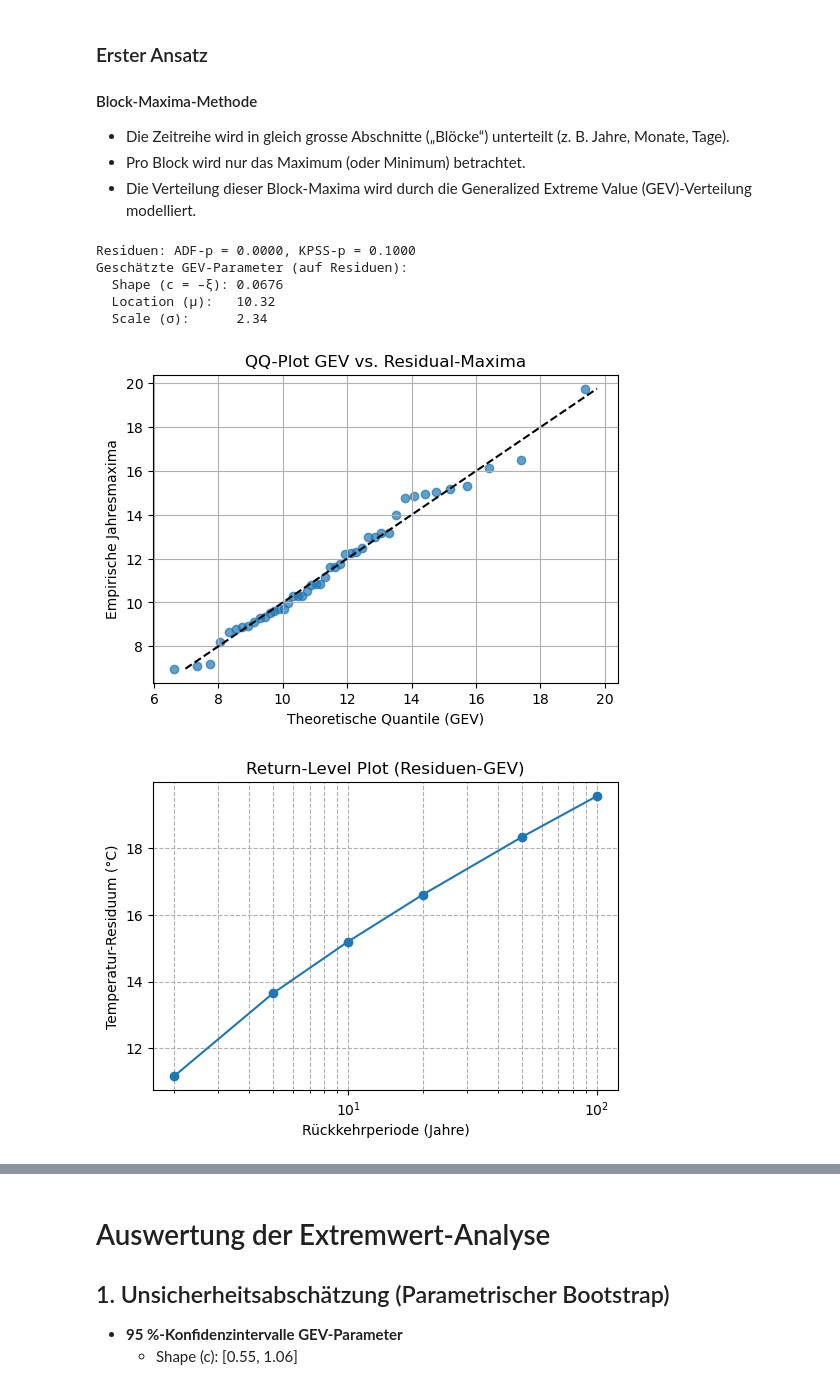
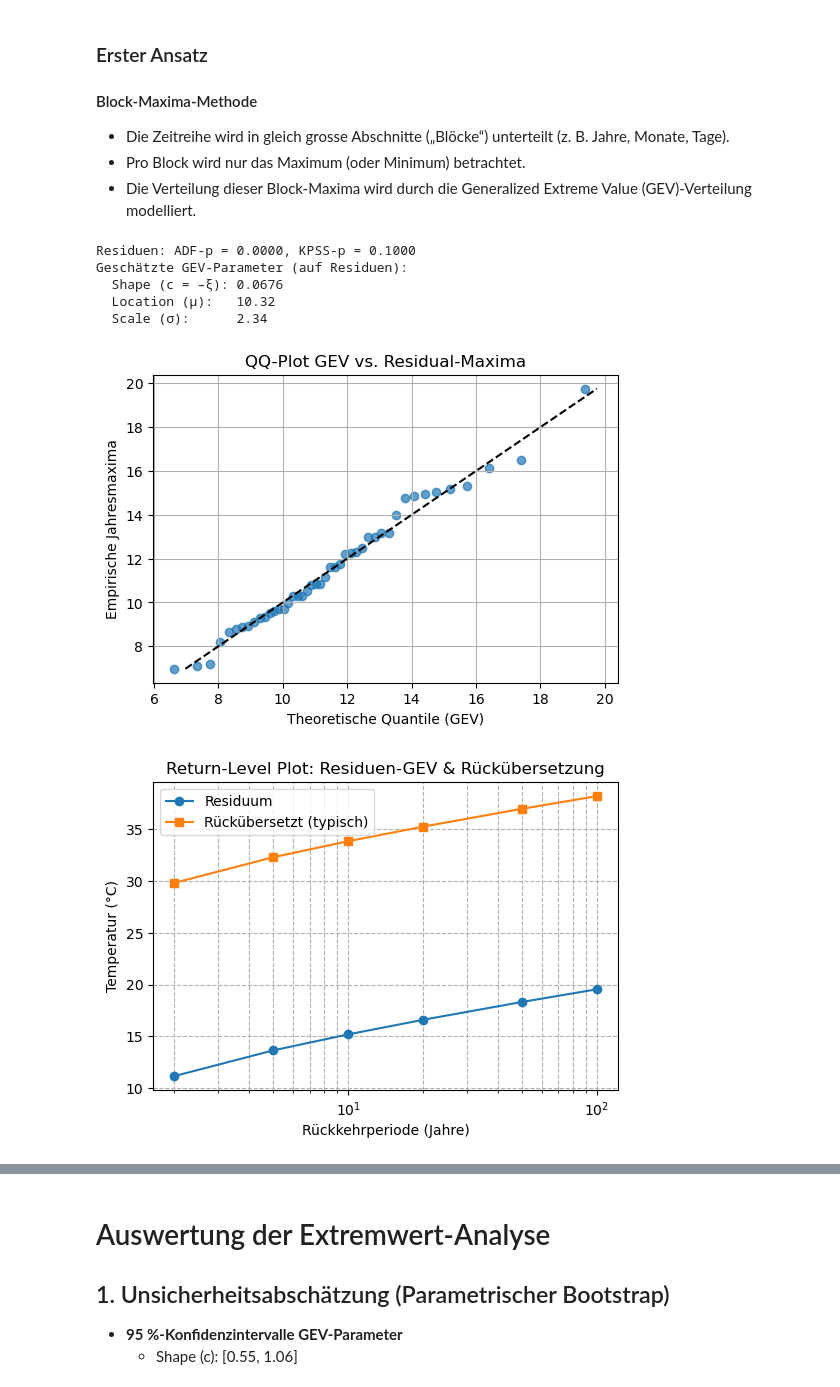
Before and after one commit to gurkewasser/spz_mc, a Jupyter notebook: main_spz.ipynb, the cells around one changed output, grey strips where cells are left out. Drawn from its saved outputs; the diff is of its cells as text; code cells hidden in the pictures.

```diff
--- a/main_spz.ipynb
+++ b/main_spz.ipynb
@@ -735,40 +735,49 @@ theo_q = gev.ppf(prob, c, loc=loc, scale=scale)
 
 plt.figure(figsize=(6,4))
 plt.scatter(theo_q, emp_q, alpha=0.7)
 plt.plot([emp_q.min(), emp_q.max()],
          [emp_q.min(), emp_q.max()], 'k--')
 plt.xlabel('Theoretische Quantile (GEV)')
 plt.ylabel('Empirische Jahresmaxima')
 plt.title('QQ-Plot GEV vs. Residual-Maxima')
 plt.grid(True)
 plt.show()
 
 # Return-Level-Plot
 return_periods = np.array([2,5,10,20,50,100])
 prob_exc       = 1 - 1/return_periods
 rl = gev.ppf(prob_exc, c, loc=loc, scale=scale)
 
 # Rückübersetzung: Residual → Originalwert
-# Die Rückübersetzung auf das ursprüngliche Niveau ist nicht direkt möglich, da für die Return Levels keine zugehörigen Zeitstempel (idx) existieren.
-# Stattdessen kann man einen typischen Trend- und Saisonalitätswert (z.B. Mittelwert) addieren oder die Rückübersetzung weglassen.
-# Hier: Rückübersetzung weggelassen, um KeyError zu vermeiden.
+# Da keine Zeitstempel für die Return Levels existieren, nehmen wir als typischen Wert den Mittelwert von Trend und Saisonalität der STL-Zerlegung.
+# So kann eine typische Rückübersetzung auf das ursprüngliche Level erfolgen.
+
+# Typischer Trend- und Saisonalitätswert (über alle Zeitpunkte gemittelt)
+mean_trend = res.trend.mean()
+mean_seasonal = res.seasonal.mean()
+typical_level = mean_trend + mean_seasonal
+
+# Rückübersetzte Return Levels
+rl_orig = rl + typical_level
 
 plt.figure(figsize=(6,4))
-plt.plot(return_periods, rl, marker='o')
+plt.plot(return_periods, rl, marker='o', label='Residuum')
+plt.plot(return_periods, rl_orig, marker='s', label='Rückübersetzt (typisch)')
 plt.xscale('log')
 plt.xlabel('Rückkehrperiode (Jahre)')
-plt.ylabel('Temperatur-Residuum (°C)')
-plt.title('Return-Level Plot (Residuen-GEV)')
+plt.ylabel('Temperatur (°C)')
+plt.title('Return-Level Plot: Residuen-GEV & Rückübersetzung')
 plt.grid(which='both', ls='--')
+plt.legend()
 plt.show()
 # %% [output]
 Residuen: ADF-p = 0.0000, KPSS-p = 0.1000
 Geschätzte GEV-Parameter (auf Residuen):
   Shape (c = –ξ): 0.0676
   Location (μ):   10.32
   Scale (σ):      2.34
 [figure]
-[figure, old version]
+[figure, new version]
 # %%
 # Annual-Maxima aus den STL-Residuen (ann_max aus vorherigem Block)
 # 1) Parametrischer Bootstrap
```
Also changed, not shown: parts of 12 cells of this notebook, 1 other file.
